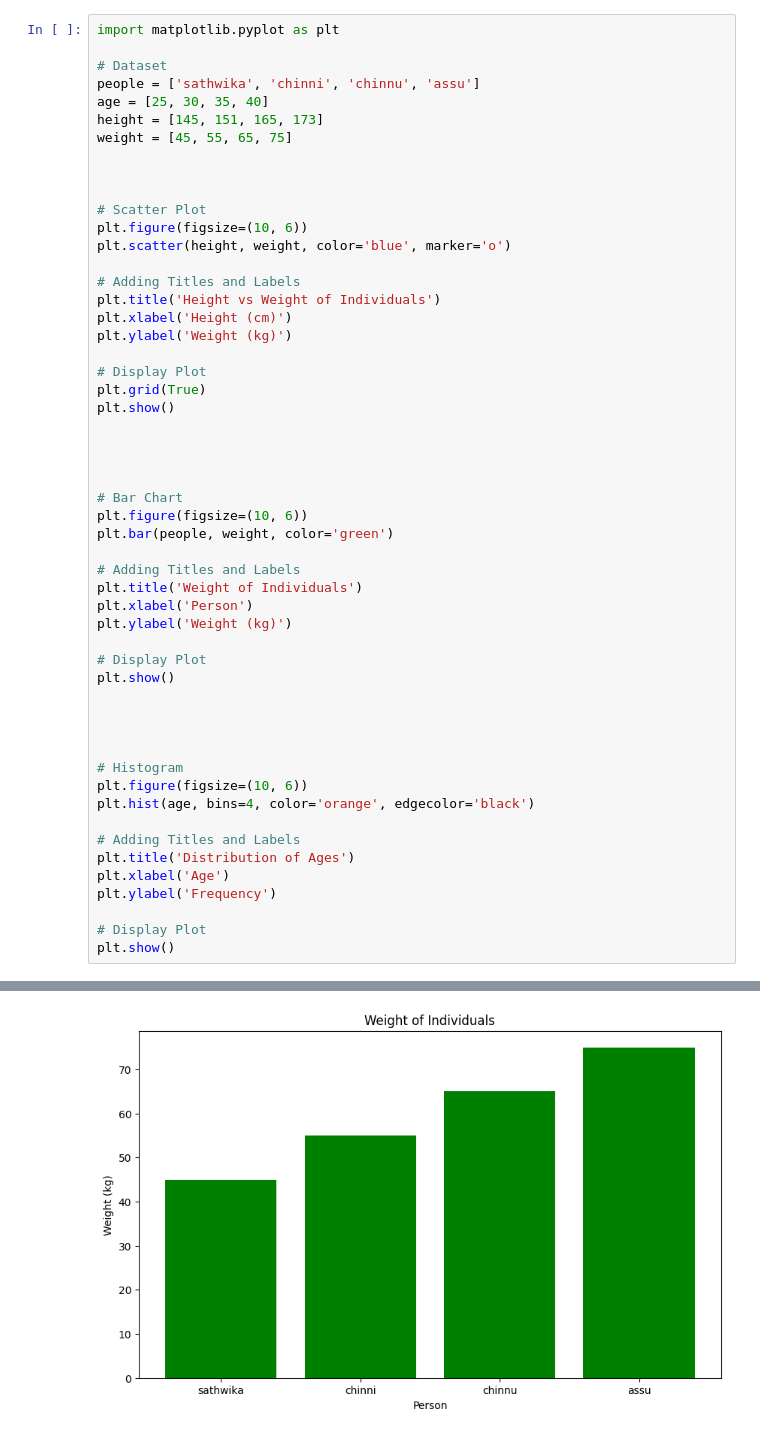
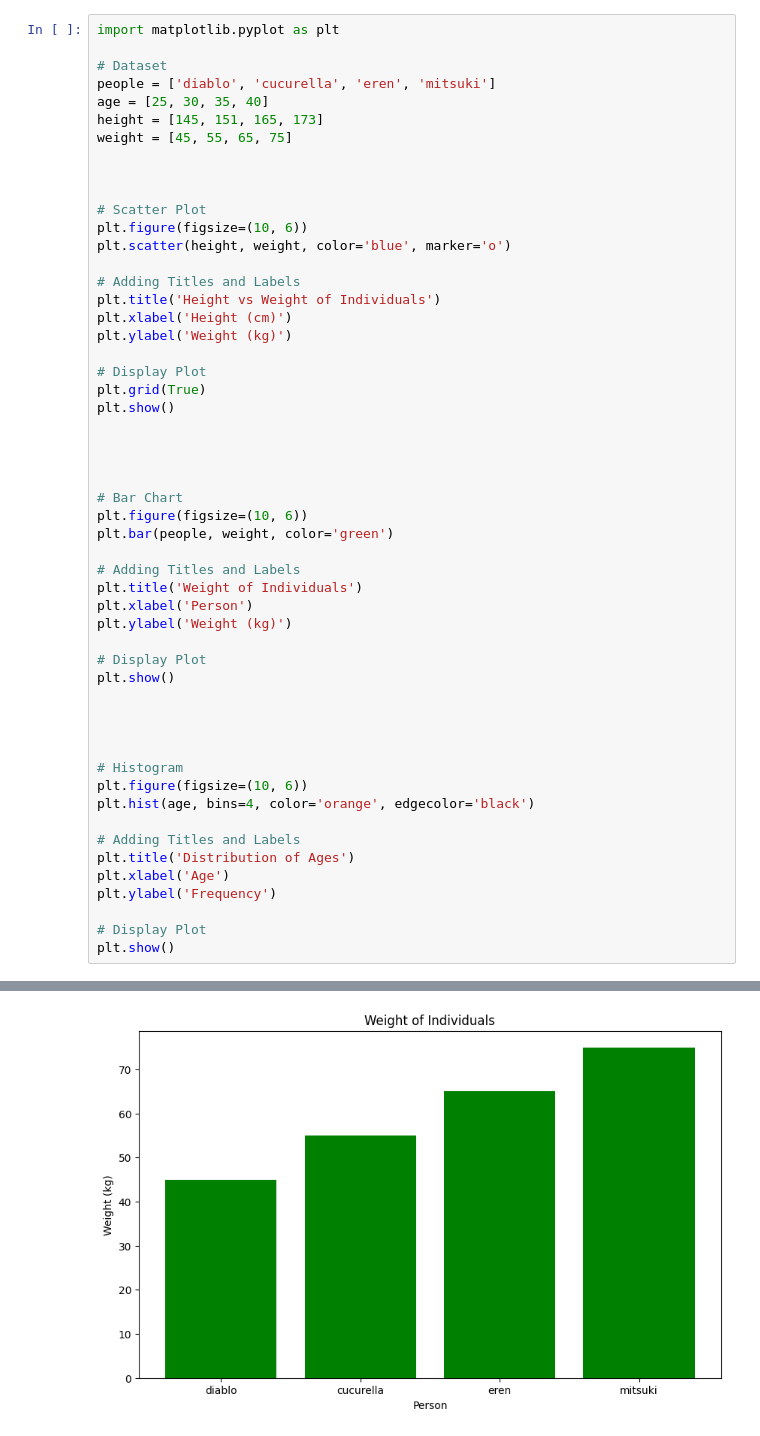
Before and after one commit to Prashantthhh/23CSBTB39-40, a Jupyter notebook: assignment2-part2.ipynb, the cells around one changed output, grey strips where cells are left out. Saved outputs shown, nothing was run; the diff lists cells and outputs as text.

```diff
--- a/assignment2-part2.ipynb
+++ b/assignment2-part2.ipynb
@@ -4,7 +4,7 @@
 import matplotlib.pyplot as plt
 
 # Dataset
-people = ['sathwika', 'chinni', 'chinnu', 'assu']
+people = ['diablo', 'cucurella', 'eren', 'mitsuki']
 age = [25, 30, 35, 40]
 height = [145, 151, 165, 173]
 weight = [45, 55, 65, 75]
@@ -28,32 +28,32 @@ plt.show()
 
 
 # Bar Chart
 plt.figure(figsize=(10, 6))
 plt.bar(people, weight, color='green')
 
 # Adding Titles and Labels
 plt.title('Weight of Individuals')
 plt.xlabel('Person')
 plt.ylabel('Weight (kg)')
 
 # Display Plot
 plt.show()
 
 
 
 
 # Histogram
 plt.figure(figsize=(10, 6))
 plt.hist(age, bins=4, color='orange', edgecolor='black')
 
 # Adding Titles and Labels
 plt.title('Distribution of Ages')
 plt.xlabel('Age')
 plt.ylabel('Frequency')
 
 # Display Plot
 plt.show()
 # %% [output]
 [figure]
-[figure, old version]
+[figure, new version]
 [figure]
```
